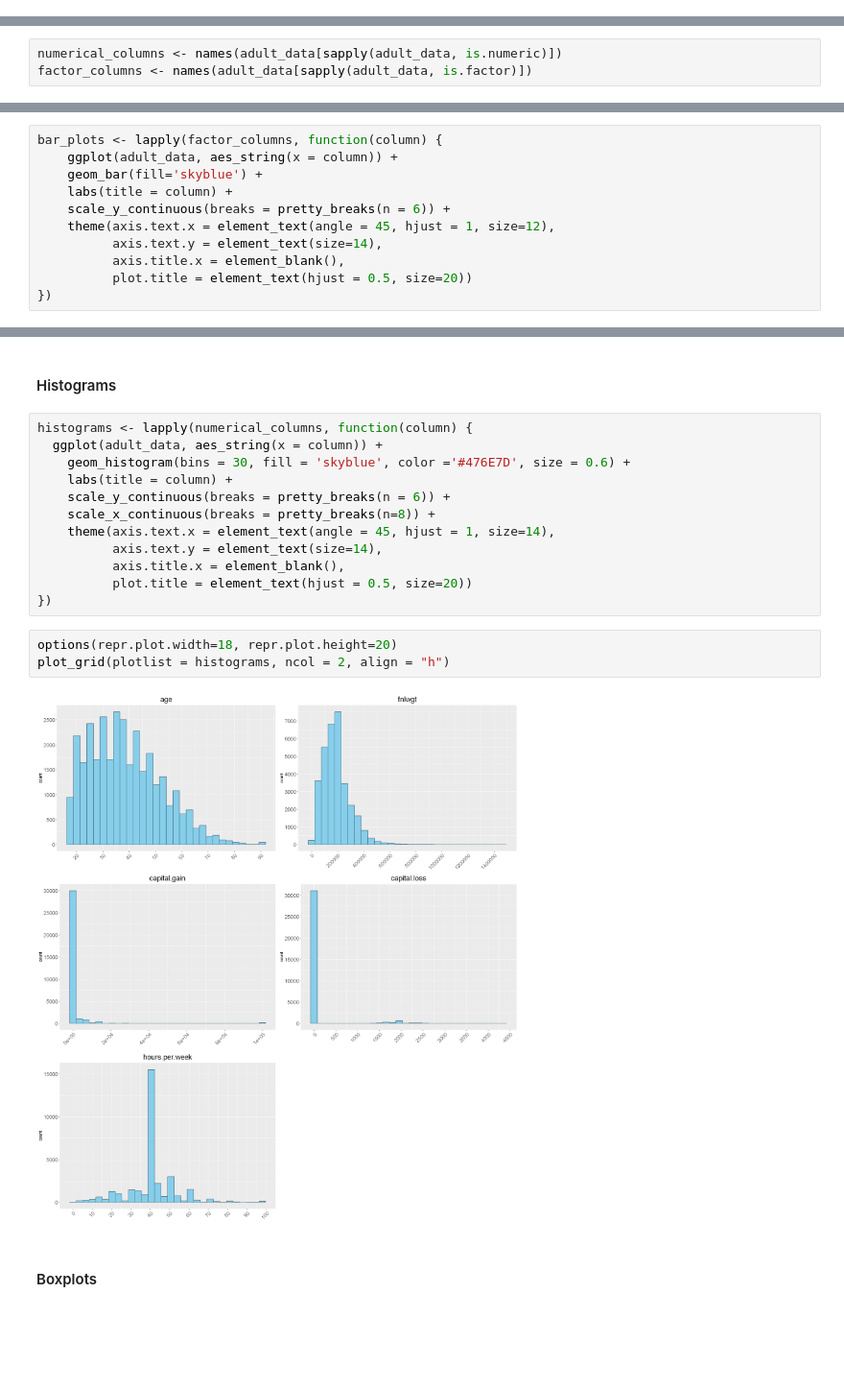
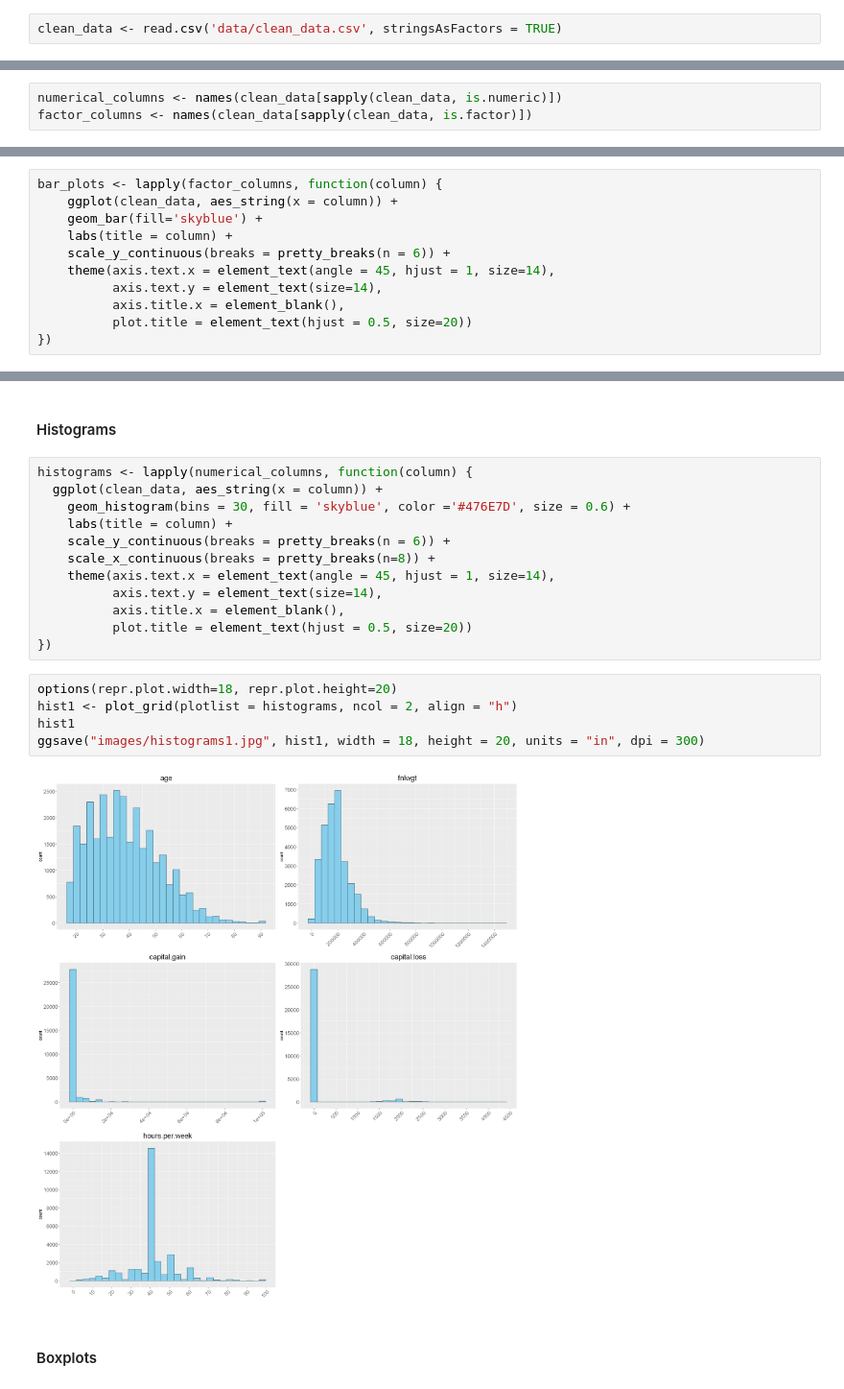
Before and after one commit to fiminka/Data-Mining-project, a Jupyter notebook: Project - first part.ipynb, the cells around one changed output, grey strips where cells are left out. Shown at 96% size. Cells and saved outputs as stored; diff of their text form; blank space fills up the shorter version.

```diff
--- a/Project - first part.ipynb
+++ b/Project - first part.ipynb
@@ -587,3 +751,5 @@ A tibble: 2 × 42
 # Descriptive analysis and data visualization
 # %% [markdown]
 ## Basic characteristics
+# %%
+clean_data <- read.csv('data/clean_data.csv', stringsAsFactors = TRUE)
@@ -631,6 +799,6 @@ for (i in 1:length(num_unique_values)) {
 # %%
-numerical_columns <- names(adult_data[sapply(adult_data, is.numeric)])
-factor_columns <- names(adult_data[sapply(adult_data, is.factor)])
+numerical_columns <- names(clean_data[sapply(clean_data, is.numeric)])
+factor_columns <- names(clean_data[sapply(clean_data, is.factor)])
 # %%
 #summary(adult_data[factor_columns])
 # %%
@@ -643,11 +811,11 @@ factor_columns <- names(adult_data[sapply(adult_data, is.factor)])
 #### Bar plots
 # %%
 bar_plots <- lapply(factor_columns, function(column) {
-    ggplot(adult_data, aes_string(x = column)) +
+    ggplot(clean_data, aes_string(x = column)) +
     geom_bar(fill='skyblue') +
     labs(title = column) +
     scale_y_continuous(breaks = pretty_breaks(n = 6)) +
-    theme(axis.text.x = element_text(angle = 45, hjust = 1, size=12),
+    theme(axis.text.x = element_text(angle = 45, hjust = 1, size=14),
           axis.text.y = element_text(size=14),
           axis.title.x = element_blank(),
           plot.title = element_text(hjust = 0.5, size=20))
@@ -678,7 +863,7 @@ mean(adult_data$native.country == 'United-States', na.rm = TRUE) * 100
 #### Histograms
 # %%
 histograms <- lapply(numerical_columns, function(column) {
-  ggplot(adult_data, aes_string(x = column)) +
+  ggplot(clean_data, aes_string(x = column)) +
     geom_histogram(bins = 30, fill = 'skyblue', color ='#476E7D', size = 0.6) +
     labs(title = column) +
     scale_y_continuous(breaks = pretty_breaks(n = 6)) +
@@ -690,9 +875,11 @@ histograms <- lapply(numerical_columns, function(column) {
 })
 # %%
 options(repr.plot.width=18, repr.plot.height=20)
-plot_grid(plotlist = histograms, ncol = 2, align = "h")
+hist1 <- plot_grid(plotlist = histograms, ncol = 2, align = "h")
+hist1
+ggsave("images/histograms1.jpg", hist1, width = 18, height = 20, units = "in", dpi = 300)
 # %% [output]
-[figure, old version]
+[figure, new version]
 # %% [markdown]
 #### Boxplots
 # %%
```
Also changed, not shown: parts of 41 cells of this notebook, 12 other files.
